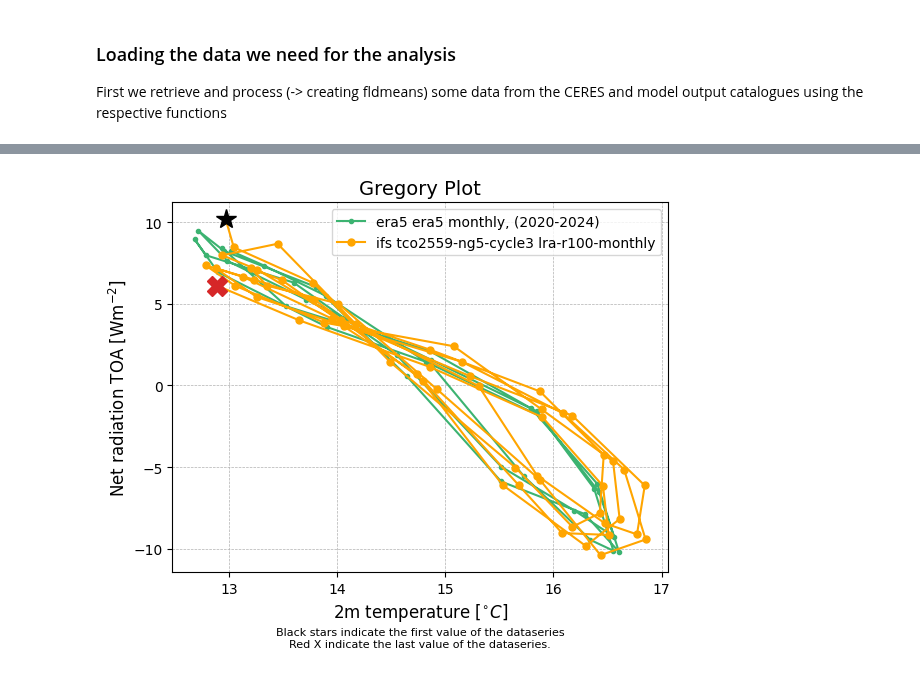
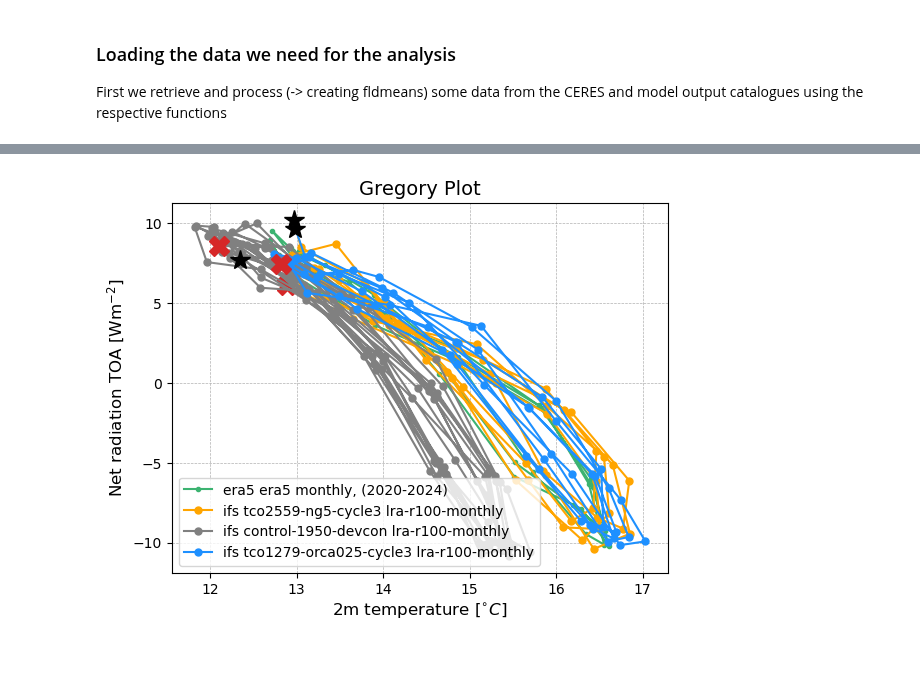
Before and after one commit to Predictia/AQUA, a Jupyter notebook: diagnostics/radiation/notebooks/gregory.ipynb, the cells around one changed output, grey strips where cells are left out. Saved outputs shown, nothing was run; the diff lists cells and outputs as text; code cells hidden in the pictures.

```diff
--- a/diagnostics/radiation/notebooks/gregory.ipynb
+++ b/diagnostics/radiation/notebooks/gregory.ipynb
@@ -14,8 +14,8 @@ First we retrieve and process (-> creating fldmeans) some data from the CERES an
 # %%
 if lumi:
     ifs_4km = process_model_data(model =  'IFS' , exp = 'historical-1990-devcon' , source = 'lra-r100-monthly')
-
 else:
     ifs_4km = process_model_data(model =  'IFS' , exp = 'tco2559-ng5-cycle3' , source = 'lra-r100-monthly')
+    ifs_control = process_model_data(model =  'IFS' , exp = 'control-1950-devcon' , source = 'lra-r100-monthly')
+    ifs_9km = process_model_data(model =  'IFS' , exp = 'tco1279-orca025-cycle3' , source = 'lra-r100-monthly')
 ceres = process_ceres_data(exp = "ebaf-toa41", source = "monthly")
-era5 = process_model_data(model = 'ERA5', exp = 'era5', source = 'monthly')
@@ -26,0 +22,2 @@ era5 = process_model_data(model = 'ERA5', exp = 'era5', source = 'monthly')
+# %%
+era5 = process_model_data(model = 'ERA5', exp = 'era5', source = 'monthly', fix = True)
@@ -27,5 +44,5 @@ era5 = process_model_data(model = 'ERA5', exp = 'era5', source = 'monthly')
 # %%
-model_list = ifs_4km
+model_list = [ifs_4km, ifs_control, ifs_9km]
 gregory_plot(obs_data = era5, models = model_list)
 # %% [output]
-[figure, old version]
+[figure, new version]
```
Also changed, not shown: parts of 3 cells of this notebook, 8 other files.
